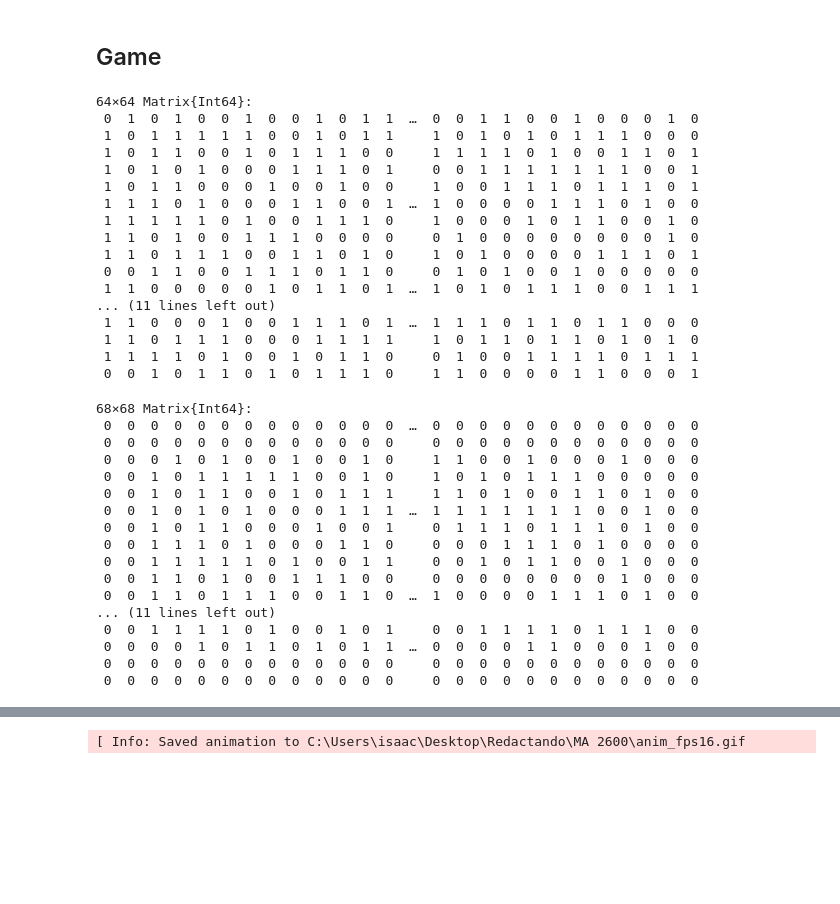
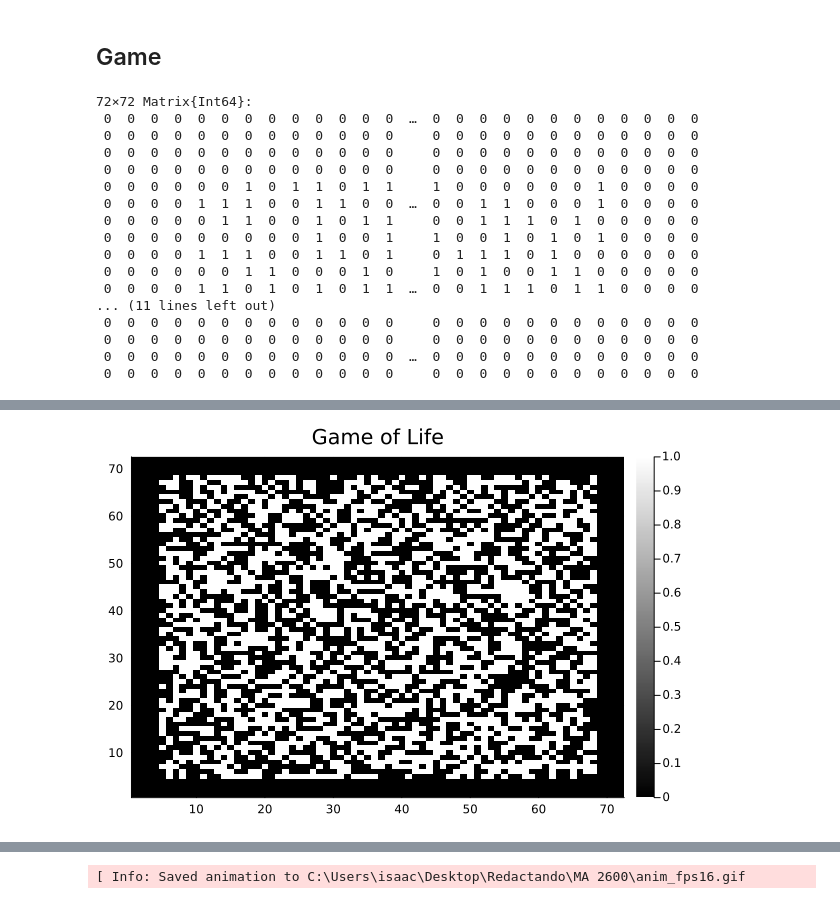
Before and after one commit to Irrodrig05/MA2600, a Jupyter notebook: GameOfLife.ipynb, the cells around one changed output, grey strips where cells are left out. Drawn from its saved outputs; the diff is of its cells as text; code cells hidden in the pictures; blank space fills up the shorter version.

```diff
--- a/GameOfLife.ipynb
+++ b/GameOfLife.ipynb
@@ -84,61 +88,35 @@ DeadOrAlive (generic function with 1 method)
 # %% [markdown]
 ## Game
 # %%
-using PlotlyJS
-
 n = 64;
 Board = rand((0, 1), (n, n))
-CheatingBoard = zeros(Int64, n+4, n+4)
+CheatingBoard = zeros(Int64, n+8, n+8)
 
-CheatingBoard[3:n+2, 3:n+2] += Board;
+CheatingBoard[5:n+4, 5:n+4] += Board;
 
-
-display(Board)
 display(CheatingBoard)
 
-PlotlyJS.plot(
-    PlotlyJS.heatmap(
-        y = [0.5, 1.5, 2.5],
-        x = [0.5, 1.5, 2.5],
-        z = CheatingBoard[end:-1:1, 1:1:end],
-        reverscale = true,
-        type = "heatmap",
-        colorscale = [[0, "rgb(255,255,255)"], [1, "rgb(0,255,0)"]],
-        name = "Game Of Life",
-    )
+gr()
+Plots.heatmap(
+    CheatingBoard[end:-1:1, 1:1:end],
+    c = cgrad([:black, :white]),
+    title = "Game of Life"
 )
 # %% [output]
-64×64 Matrix{Int64}:
- 0  1  0  1  0  0  1  0  0  1  0  1  1  …  0  0  1  1  0  0  1  0  0  0  1  0
- 1  0  1  1  1  1  1  0  0  1  0  1  1     1  0  1  0  1  0  1  1  1  0  0  0
- 1  0  1  1  0  0  1  0  1  1  1  0  0     1  1  1  1  0  1  0  0  1  1  0  1
- 1  0  1  0  1  0  0  0  1  1  1  0  1     0  0  1  1  1  1  1  1  1  0  0  1
- 1  0  1  1  0  0  0  1  0  0  1  0  0     1  0  0  1  1  1  0  1  1  1  0  1
- 1  1  1  0  1  0  0  0  1  1  0  0  1  …  1  0  0  0  0  1  1  1  0  1  0  0
- 1  1  1  1  1  0  1  0  0  1  1  1  0     1  0  0  0  1  0  1  1  0  0  1  0
- 1  1  0  1  0  0  1  1  1  0  0  0  0     0  1  0  0  0  0  0  0  0  0  1  0
- 1  1  0  1  1  1  0  0  1  1  0  1  0     1  0  1  0  0  0  0  1  1  1  0  1
- 0  0  1  1  0  0  1  1  1  0  1  1  0     0  1  0  1  0  0  1  0  0  0  0  0
- 1  1  0  0  0  0  0  1  0  1  1  0  1  …  1  0  1  0  1  1  1  0  0  1  1  1
+72×72 Matrix{Int64}:
+ 0  0  0  0  0  0  0  0  0  0  0  0  0  …  0  0  0  0  0  0  0  0  0  0  0  0
+ 0  0  0  0  0  0  0  0  0  0  0  0  0     0  0  0  0  0  0  0  0  0  0  0  0
+ 0  0  0  0  0  0  0  0  0  0  0  0  0     0  0  0  0  0  0  0  0  0  0  0  0
+ 0  0  0  0  0  0  0  0  0  0  0  0  0     0  0  0  0  0  0  0  0  0  0  0  0
+ 0  0  0  0  0  0  1  0  1  1  0  1  1     1  0  0  0  0  0  0  1  0  0  0  0
+ 0  0  0  0  1  1  1  0  0  1  1  0  0  …  0  0  1  1  0  0  0  1  0  0  0  0
+ 0  0  0  0  0  1  1  0  0  1  0  1  1     0  0  1  1  1  0  1  0  0  0  0  0
+ 0  0  0  0  0  0  0  0  0  1  0  0  1     1  0  0  1  0  1  0  1  0  0  0  0
+ 0  0  0  0  1  1  1  0  0  1  1  0  1     0  1  1  1  0  1  0  0  0  0  0  0
+ 0  0  0  0  0  0  1  1  0  0  0  1  0     1  0  1  0  0  1  1  0  0  0  0  0
+ 0  0  0  0  1  1  0  1  0  1  0  1  1  …  0  0  1  1  1  0  1  1  0  0  0  0
 ... (11 lines left out)
- 1  1  0  0  0  1  0  0  1  1  1  0  1  …  1  1  1  0  1  1  0  1  1  0  0  0
- 1  1  0  1  1  1  0  0  0  1  1  1  1     1  0  1  1  0  1  1  0  1  0  1  0
- 1  1  1  1  0  1  0  0  1  0  1  1  0     0  1  0  0  1  1  1  1  0  1  1  1
- 0  0  1  0  1  1  0  1  0  1  1  1  0     1  1  0  0  0  0  1  1  0  0  0  1
+ 0  0  0  0  0  0  0  0  0  0  0  0  0     0  0  0  0  0  0  0  0  0  0  0  0
+ 0  0  0  0  0  0  0  0  0  0  0  0  0     0  0  0  0  0  0  0  0  0  0  0  0
+ 0  0  0  0  0  0  0  0  0  0  0  0  0  …  0  0  0  0  0  0  0  0  0  0  0  0
+ 0  0  0  0  0  0  0  0  0  0  0  0  0     0  0  0  0  0  0  0  0  0  0  0  0
-68×68 Matrix{Int64}:
- 0  0  0  0  0  0  0  0  0  0  0  0  0  …  0  0  0  0  0  0  0  0  0  0  0  0
- 0  0  0  0  0  0  0  0  0  0  0  0  0     0  0  0  0  0  0  0  0  0  0  0  0
- 0  0  0  1  0  1  0  0  1  0  0  1  0     1  1  0  0  1  0  0  0  1  0  0  0
- 0  0  1  0  1  1  1  1  1  0  0  1  0     1  0  1  0  1  1  1  0  0  0  0  0
- 0  0  1  0  1  1  0  0  1  0  1  1  1     1  1  0  1  0  0  1  1  0  1  0  0
- 0  0  1  0  1  0  1  0  0  0  1  1  1  …  1  1  1  1  1  1  1  0  0  1  0  0
- 0  0  1  0  1  1  0  0  0  1  0  0  1     0  1  1  1  0  1  1  1  0  1  0  0
- 0  0  1  1  1  0  1  0  0  0  1  1  0     0  0  0  1  1  1  0  1  0  0  0  0
- 0  0  1  1  1  1  1  0  1  0  0  1  1     0  0  1  0  1  1  0  0  1  0  0  0
- 0  0  1  1  0  1  0  0  1  1  1  0  0     0  0  0  0  0  0  0  0  1  0  0  0
- 0  0  1  1  0  1  1  1  0  0  1  1  0  …  1  0  0  0  0  1  1  1  0  1  0  0
-... (11 lines left out)
- 0  0  1  1  1  1  0  1  0  0  1  0  1     0  0  1  1  1  1  0  1  1  1  0  0
- 0  0  0  0  1  0  1  1  0  1  0  1  1  …  0  0  0  0  1  1  0  0  0  1  0  0
- 0  0  0  0  0  0  0  0  0  0  0  0  0     0  0  0  0  0  0  0  0  0  0  0  0
- 0  0  0  0  0  0  0  0  0  0  0  0  0     0  0  0  0  0  0  0  0  0  0  0  0
@@ -145,0 +123 @@ PlotlyJS.plot(
+[figure, added]
```
Also changed, not shown: parts of 11 cells of this notebook.
